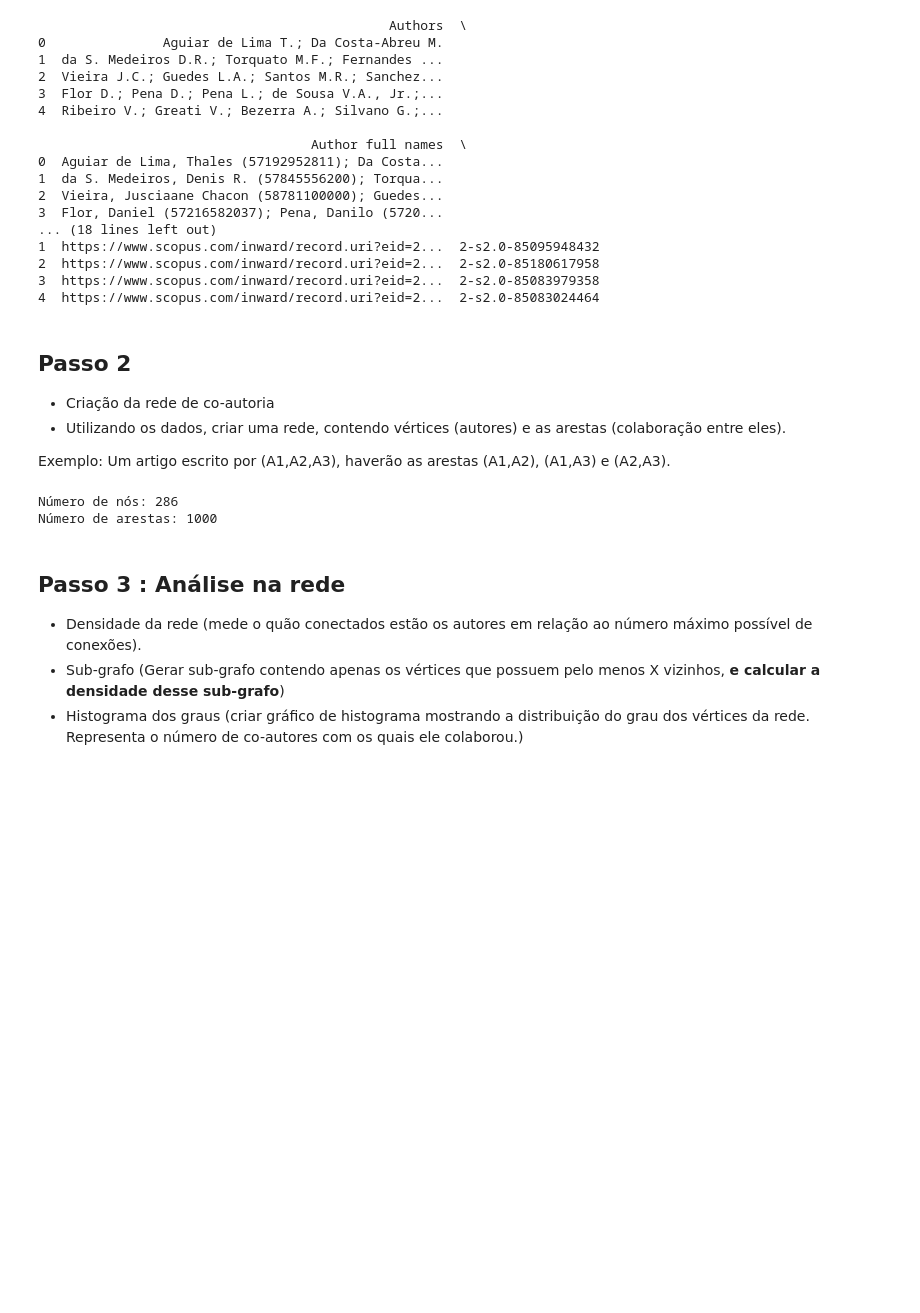
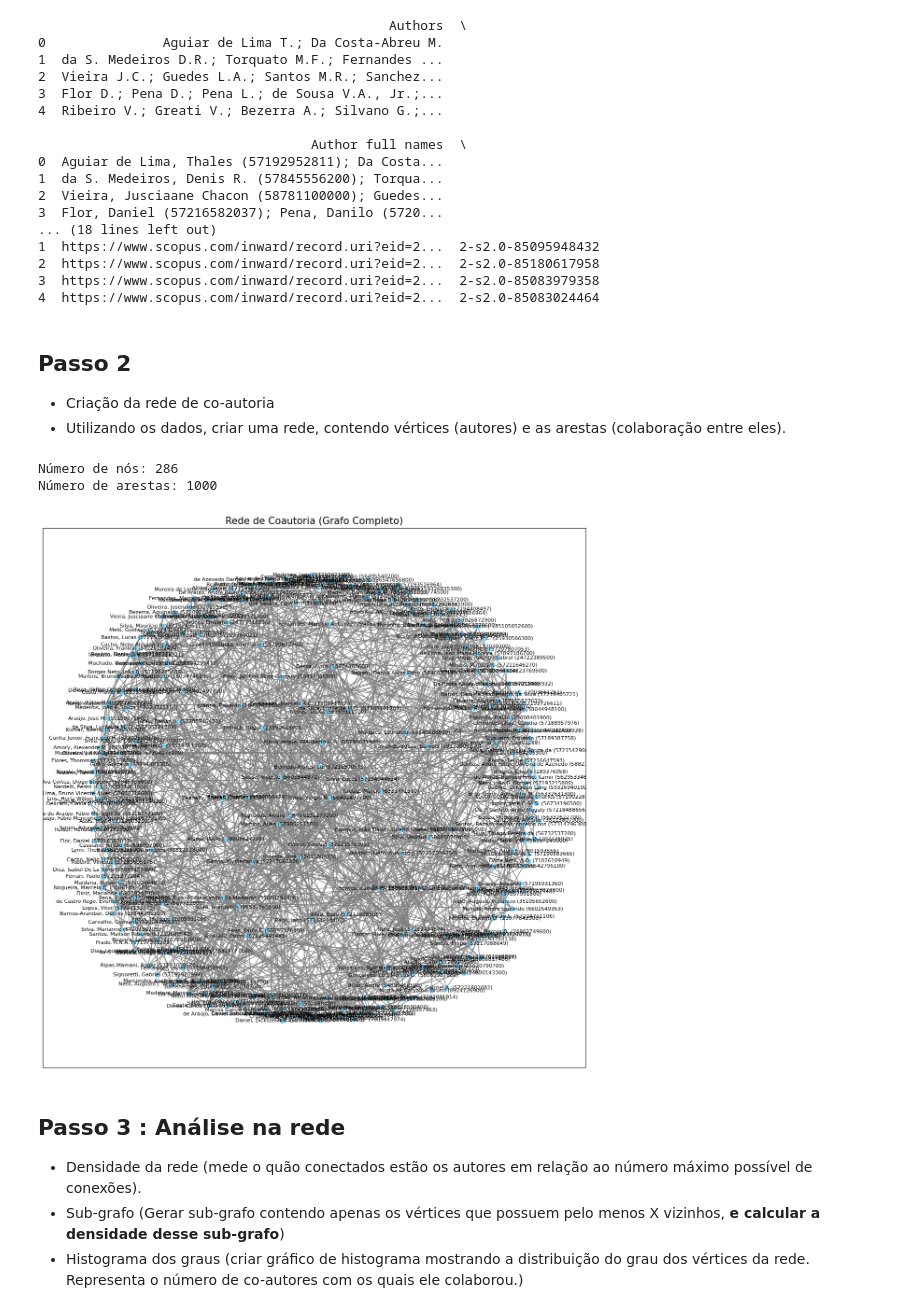
Before and after one commit to polianaraujo/aed2, a Jupyter notebook: U1T2/Cópia_de_U1_T2.ipynb, the cells around one changed output. Drawn from its saved outputs; the diff is of its cells as text; code cells hidden in the pictures; blank space fills up the shorter version.

```diff
--- a/U1T2/Cópia_de_U1_T2.ipynb
+++ b/U1T2/Cópia_de_U1_T2.ipynb
@@ -17,7 +17,7 @@ import plotly.graph_objects as go  # Biblioteca para criar gráficos interativos
   - Ano de publicação
 # %%
 # Carregando os dados do arquivo CSV
-df = pd.read_csv('/content/scopus-11.csv')  # Lê o arquivo CSV e cria um DataFrame 'df'
+df = pd.read_csv('/content/nn_+_smart_control.csv')  # Lê o arquivo CSV e cria um DataFrame 'df'
 print(df.head())  # Exibe as primeiras 5 linhas do DataFrame para conferir os dados
 # %% [output]
                                              Authors  \
@@ -42,8 +42,6 @@ print(df.head())  # Exibe as primeiras 5 linhas do DataFrame para conferir os da
 
 - Criação da rede de co-autoria
  - Utilizando os dados, criar uma rede, contendo vértices (autores) e as arestas (colaboração entre eles).
-
-Exemplo: Um artigo escrito por (A1,A2,A3), haverão as arestas (A1,A2), (A1,A3) e (A2,A3).
 # %%
 # Cria um grafo vazio para representar a rede de co-autoria
 G = nx.Graph()  # Cria um grafo não direcionado vazio
@@ -63,6 +61,15 @@ print(f"Número de arestas: {G.number_of_edges()}")  # Exibe o número de aresta
 # %% [output]
 Número de nós: 286
 Número de arestas: 1000
+# %%
+# Visualização estática simples do grafo completo
+plt.figure(figsize=(15, 15))  # Define o tamanho da figura
+pos = nx.spring_layout(G, seed=42, k=1.5)  # Define o layout do grafo (layout de mola)
+nx.draw_networkx(G, pos, node_size=50, node_color='skyblue', edge_color='gray', font_size=8, with_labels=True)  # Desenha o grafo
+plt.title('Rede de Coautoria (Grafo Completo)', size=15)  # Define o título do gráfico
+plt.show()  # Exibe o gráfico estático
+# %% [output]
+[figure, added]
 # %% [markdown]
 ## Passo 3 : Análise na rede
 
```
Also changed, not shown: parts of 3 cells of this notebook.
